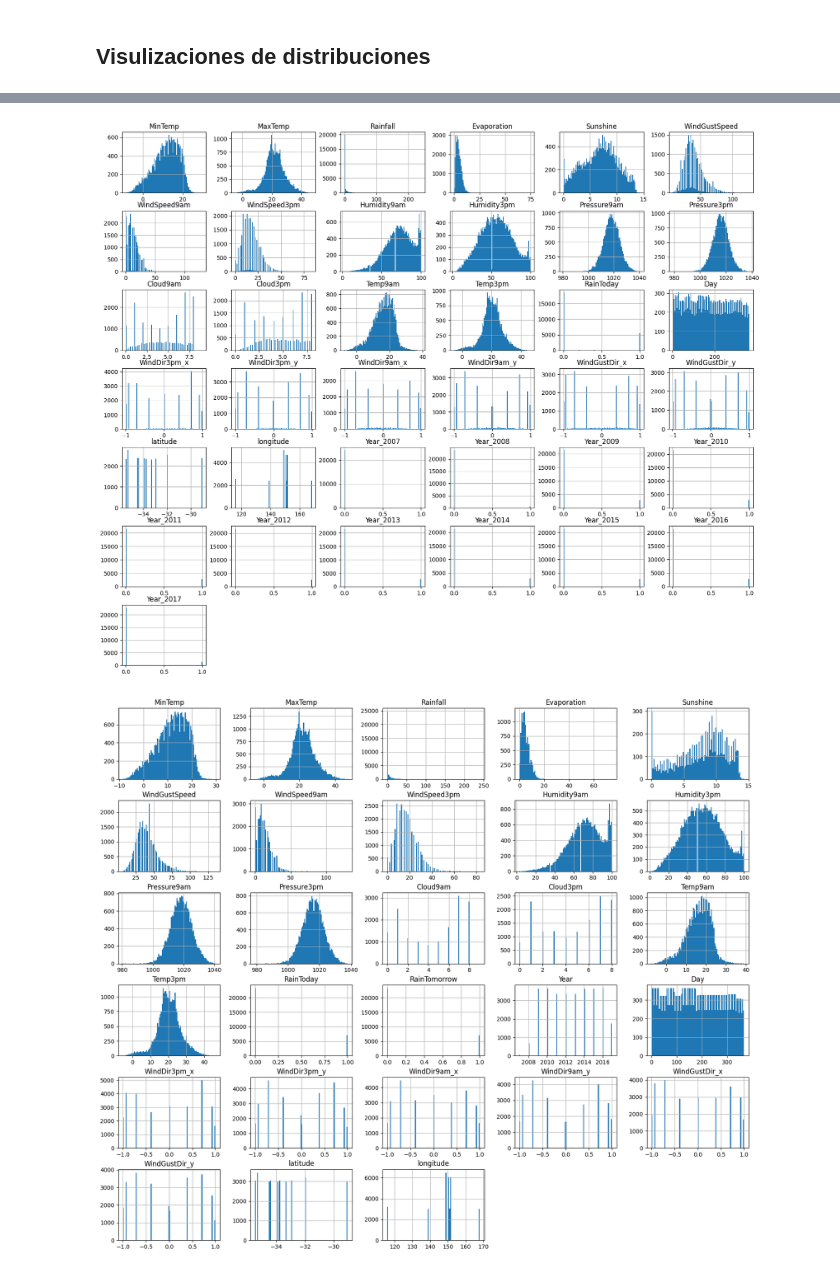
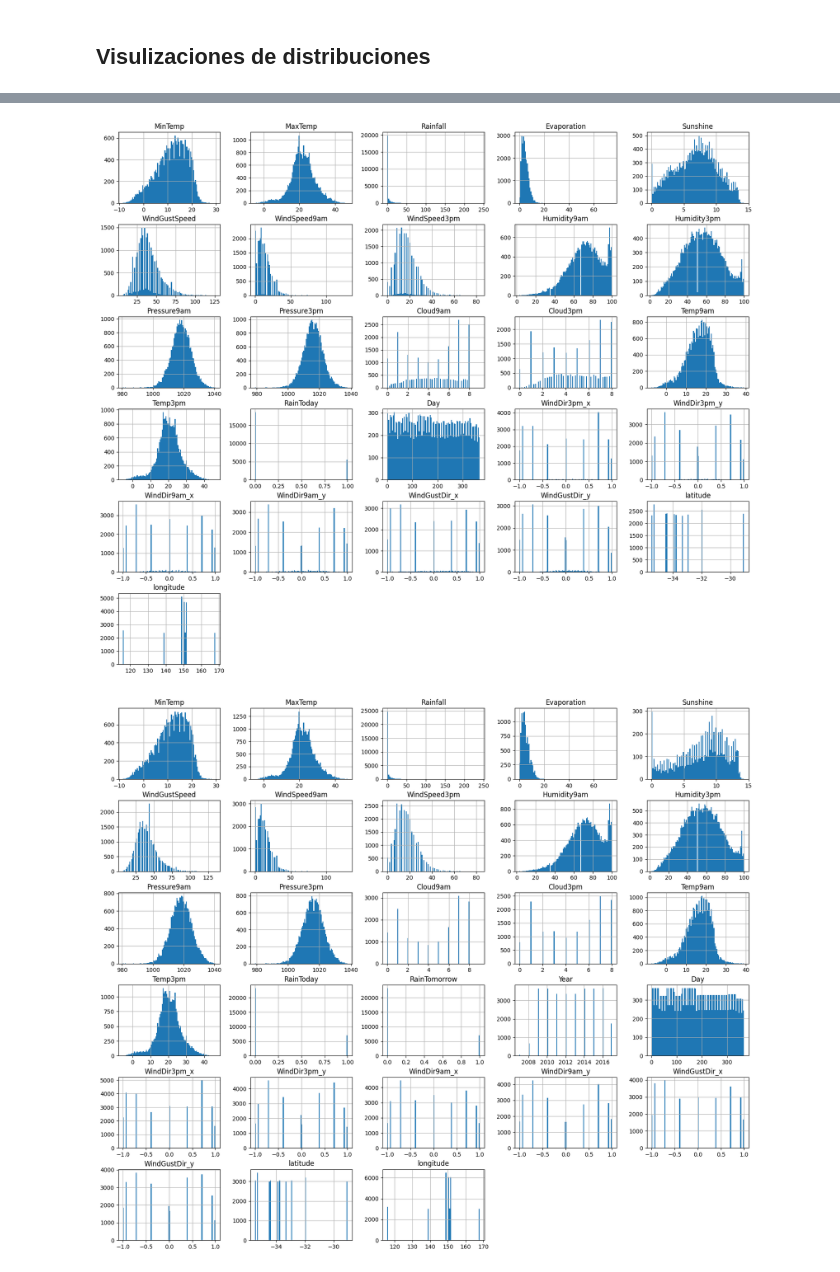
Before and after one commit to bpace1/AA1-TUIA-Crenna-Pace-SanchoAlmenar, a Jupyter notebook: TP-clasificacion-AA1.ipynb, the cells around one changed output, grey strips where cells are left out. Drawn from its saved outputs; the diff is of its cells as text; code cells hidden in the pictures.

```diff
--- a/TP-clasificacion-AA1.ipynb
+++ b/TP-clasificacion-AA1.ipynb
@@ -339,3 +338,6 @@ for index, row in y_train.iterrows():
+# %%
+y_train = y_train.iloc[indices_validos]
+X_train = X_train.iloc[indices_validos]
 # %%
 y_train.isna().sum()
 # %% [output]
@@ -344,3 +353,7 @@ dtype: int64
+# %%
+#Eliminación de columnas indices
+X_train = X_train.drop(columns=['index'])
+y_train = y_train.drop(columns=['index'])
 # %%
 knn = KNNImputer(n_neighbors=5)
 
@@ -349,3 +362,13 @@ X_test = pd.DataFrame(knn.transform(X_test), columns=X_test.columns)
 # %% [markdown]
 
 ## Visulizaciones de distribuciones
+# %%
+columns: list[str] = X_train.columns.tolist()
+# %%
+columns_sin_anios: list[str] = []
+
+for col in columns:
+    if 'Year' not in col:
+        columns_sin_anios.append(col)
+    else:
+        print(f'{col} not saved')
@@ -352,9 +387,9 @@ X_test = pd.DataFrame(knn.transform(X_test), columns=X_test.columns)
 # %%
-X_train.hist(figsize= (20,17), bins=100)
+X_train[columns_sin_anios].hist(figsize= (20,17), bins=100)
 
 plt.show()
 # %% [output]
-[figure, old version]
+[figure, new version]
 # %%
 df.hist(figsize= (20,17), bins=100)
 
```
Also changed, not shown: parts of 12 cells of this notebook.
